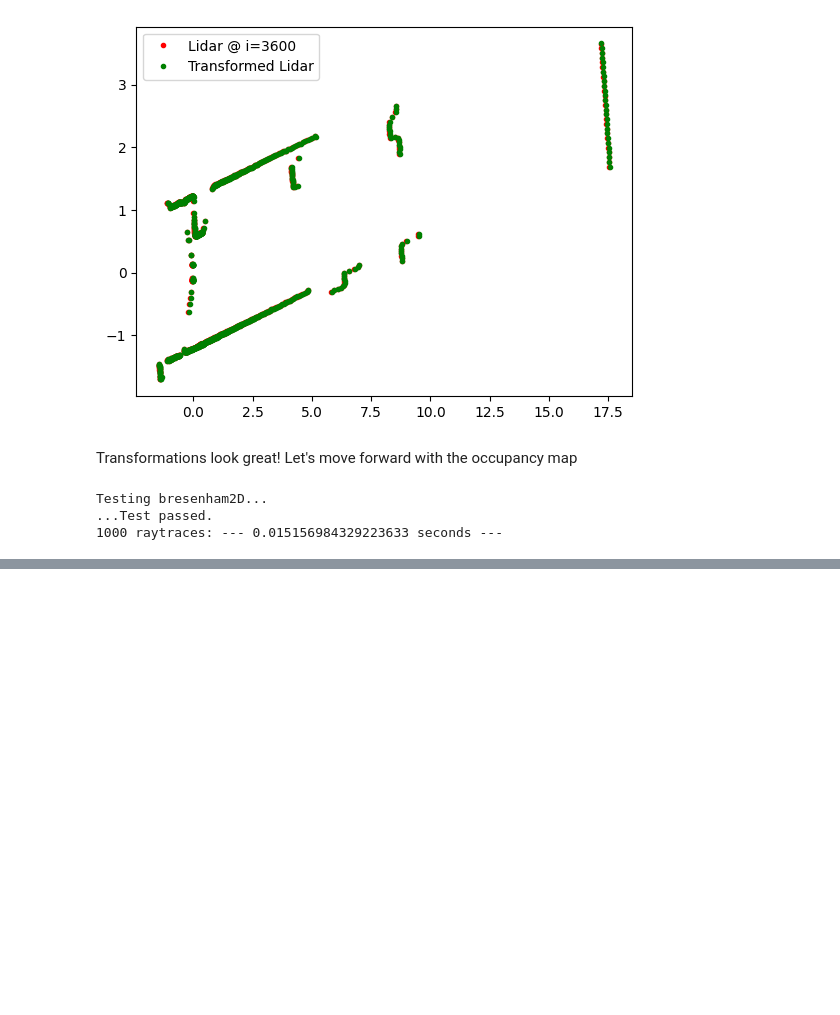
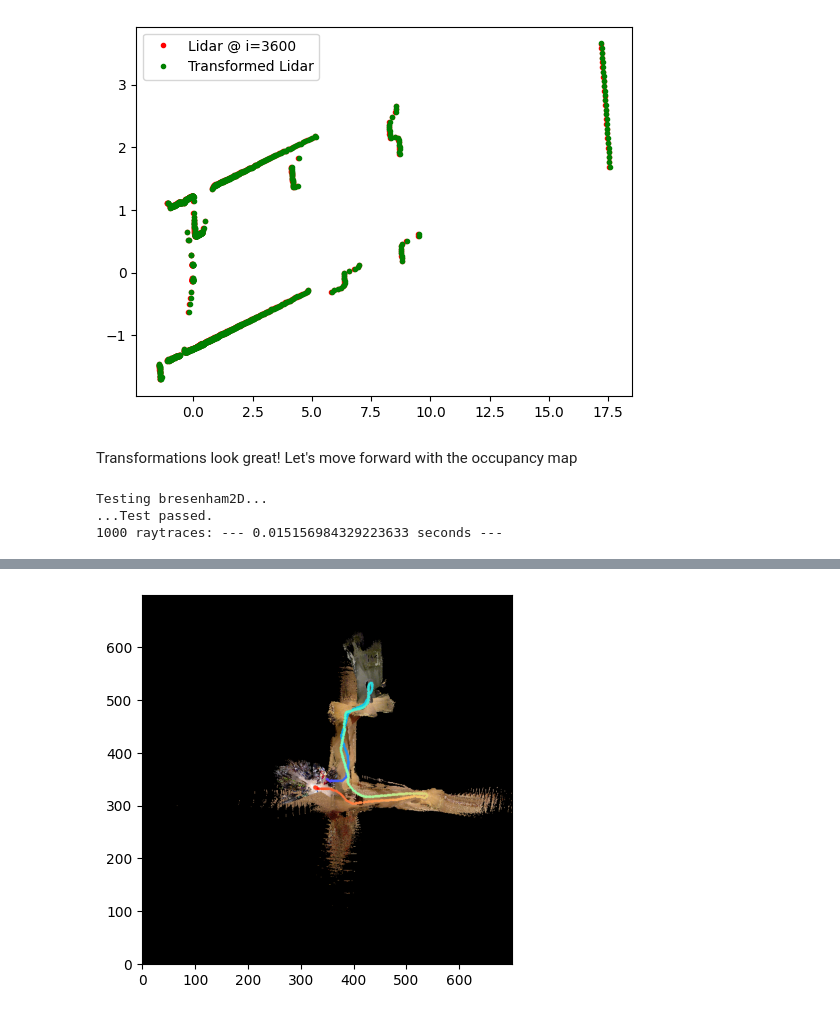
Before and after one commit to pedramaghazadeh/ECE276a, a Jupyter notebook: Project2/code/part3.ipynb, the cells around one changed output, grey strips where cells are left out. Cells and saved outputs as stored; diff of their text form; code cells hidden in the pictures; blank space fills up the shorter version.

Commit message:
Texture generated

```diff
--- a/Project2/code/part3.ipynb
+++ b/Project2/code/part3.ipynb
@@ -290,3 +306,0 @@ print(synced_lidar.shape, synced_rgb.shape, disp_stamps.shape)
-# %%
-print(len(disp_stamps))
-disp_img = cv2.imread(f"../dataRGBD/Disparity20/disparity{dataset}_{0}.png", cv2.IMREAD_UNCHANGED)
@@ -342,0 +307,79 @@ show_lidar()
+# %%
+map_center = 350
+map_ratio = 12
+texture_map = np.zeros((2 * map_center, 2 * map_center, 3), dtype=np.uint8)
+
+# Adding the trajectory in rainbow colors to the occupancy map
+def convert_texture_to_rgb(texture_map, trajectory):
+    """
+    Convert a (x, x, 3) texture map to an RGB image with a trajectory in rainbow colors.
+
+    Parameters:
+    - text_map: numpy array of shape (H, W, 3)
+    - trajectory: list of (x, y) points representing the path
+
+    Returns:
+    - rgb_image: numpy array of shape (H, W, 3) representing the colored map
+    """
+
+    # Generate colors for the trajectory using a rainbow colormap
+    cmap = cm.get_cmap("rainbow", len(trajectory))
+    colors = [tuple(int(c * 255) for c in cmap(i)[:3]) for i in range(len(trajectory))]
+
+    # Draw the trajectory
+    for i, (x, y) in enumerate(trajectory):
+        cv2.circle(texture_map, (x, y), radius=2, color=colors[i], thickness=-1)
+
+    return texture_map
+
+trajectory_texture = []
+
+#  The depth camera is located at
+# (0.18, 0.005, 0.36) m with respect to the robot center and has orientation with roll 0
+# rad, pitch 0.36 rad, and yaw 0.021 rad.
+kinect_offset = np.array([0.18, 0.005, 0.36])
+kinect_rotation = t3d.euler.euler2mat(0, 0.36, 0.021)
+kinect_pose = np.eye(4)
+kinect_pose[:3, :3] = kinect_rotation
+kinect_pose[:3, 3] = kinect_offset
+# kinect_pose = np.linalg.inv(kinect_pose)
+
+for i in tqdm(range(2, len(synced_lidar) - 2)):
+    ind_lidar = synced_lidar[i] - 1
+    ind_rgb = synced_rgb[i] - 1
+
+    # Get the pose
+    pose = poses[ind_lidar]
+    trajectory_texture.append([int(pose[0, 3] * map_ratio + map_center), int(pose[1, 3] * map_ratio + map_center)])
+    # Generate sample pc from disparity images
+
+    # IMREAD_UNCHANGED ensures we preserve the precision on depth
+    disp_img = cv2.imread(f"../dataRGBD/Disparity20/disparity{dataset}_{i}.png", cv2.IMREAD_UNCHANGED)
+
+    # Note that cv2 imports as bgr, so colors may be wrong.
+    bgr_img = cv2.imread(f"../dataRGBD/RGB20/rgb{dataset}_{ind_rgb}.png")
+
+    points, colors = image_to_pc(bgr_img, disp_img)
+    # Transform the points to the world frame
+    points_4d = np.vstack([points, np.ones_like(points[0, :])])
+
+    # points_4d = kinect_pose @ points_4d
+    points = pose @ points_4d
+    # points = kinect_pose @ points
+    points = points[:3]
+
+    # points[0] *= -1
+    # points[1] *= -1
+    # points[2] *= -1
+
+    points = points * map_ratio + map_center
+    points = np.array(points, dtype=np.int32)
+    points = np.clip(points, 0, 2 * map_center - 1)
+
+    # Mapping the colors to the texture map in parallel
+    texture_map[points[1], points[0]] = colors
+
+trajectory_texture = np.array(trajectory_texture)
+texture_map = convert_texture_to_rgb(texture_map.copy(), trajectory_texture)
+plt.imshow(texture_map, origin='lower')
+# %% [output]
@@ -342,0 +387 @@ show_lidar()
+[figure, added]
```
Also changed, not shown: parts of 12 cells of this notebook, 1 other file.
